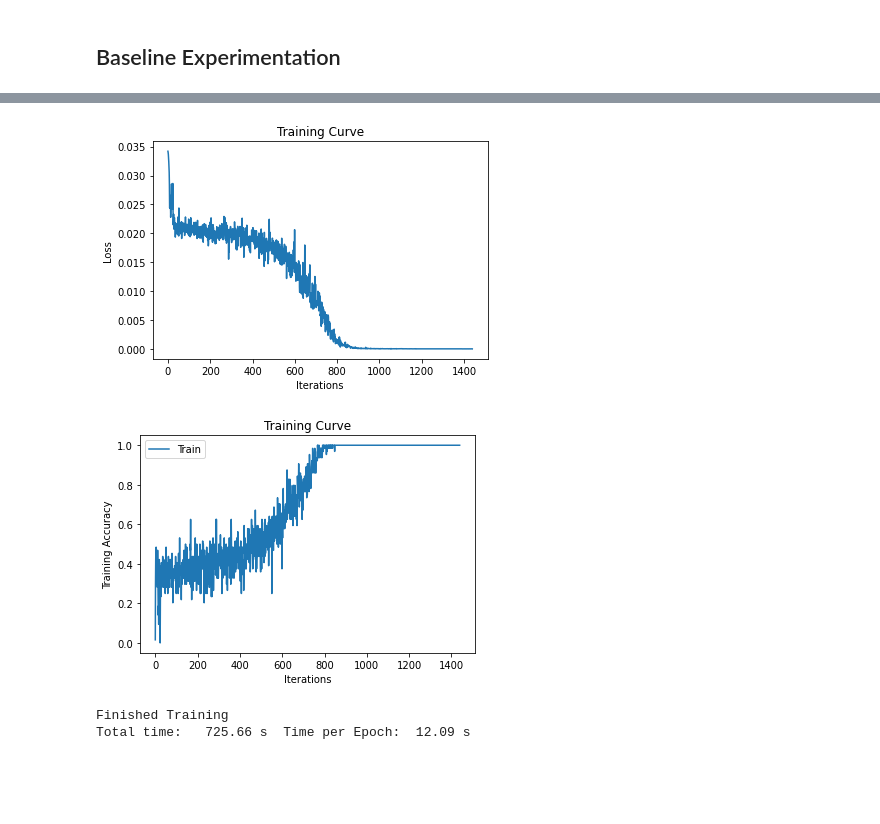
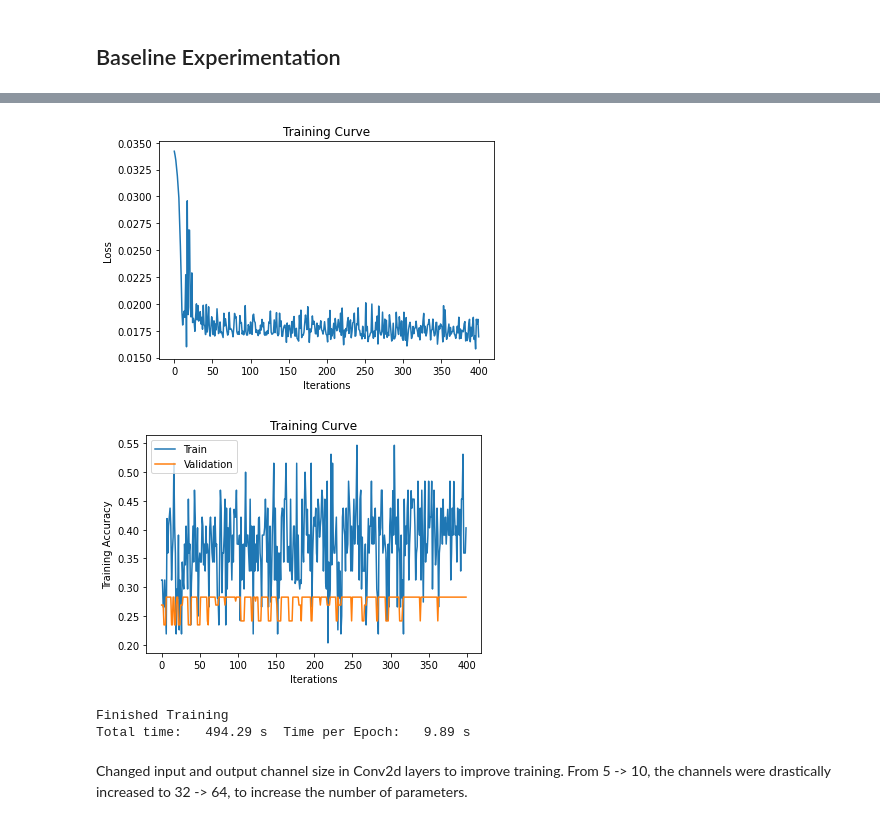
Before and after one commit to mingshi1214/Accent_Classifier, a Jupyter notebook: Acc_Class.ipynb, the cells around one changed output, grey strips where cells are left out. Drawn from its saved outputs; the diff is of its cells as text; code cells hidden in the pictures; blank space fills up the shorter version.

Commit message:
generated validation accuracy

```diff
--- a/Acc_Class.ipynb
+++ b/Acc_Class.ipynb
@@ -117,7 +120,7 @@ def plot_graphs(iters, train_loss, val_loss, train_acc, val_acc):
     plt.show()
     plt.title("Training Curve")
     plt.plot(iters, train_acc, label="Train")
-    #plt.plot(iters, val_acc, label="Validation")
+    plt.plot(iters, val_acc, label="Validation")
     plt.xlabel("Iterations")
     plt.ylabel("Training Accuracy")
     plt.legend(loc='best')
@@ -132,0 +130,3 @@ visualize_image_data(dataset)
+# %%
+train_data, val_data, test_data= generate_data_image()
+visualize_image_data(train_data)
@@ -141,7 +144,9 @@ def train_net(net, batch_size=8, num_workers = 1, learning_rate=0.005, num_epoch
     # Fixed PyTorch random seed for reproducible result
 
     # Obtain the PyTorch data loader objects to load batches of the datasets
-    train_loader = torch.utils.data.DataLoader(dataset, batch_size=batch_size, num_workers=num_workers, shuffle=True)
+    train_loader = torch.utils.data.DataLoader(train_data, batch_size=batch_size, num_workers=num_workers, shuffle=True)
+    val_loader = torch.utils.data.DataLoader(val_data, batch_size=batch_size, num_workers=num_workers, shuffle=True)
+    test_loader = torch.utils.data.DataLoader(test_data, batch_size=batch_size, num_workers=num_workers, shuffle=True)
 
     # The loss function will be Cross Entropy and Optimizer will be SGD with Momentum.
     criterion = nn.CrossEntropyLoss()
@@ -186,17 +191,17 @@ def train_net(net, batch_size=8, num_workers = 1, learning_rate=0.005, num_epoch
             # save the current training information
             iters.append(n)
             losses.append(float(loss)/batch_size)             # compute *average* loss
-            #val_acc.append(get_accuracy(net, val_loader))  # compute validation accuracy
+            val_acc.append(get_accuracy(net, val_loader))  # compute validation accuracy
             n += 1
             mini_b += 1
 
-        print("Epoch: ",epoch,"Train Accuracy: ",epoch_correct/epoch_total,'Progress: % 6.2f ' % ((epoch * len(train_loader) + mini_b) / (num_epochs * len(train_loader))*100),'%', "Time Elapsed: % 6.2f s " % (time.time()-start_time))
+        print("Epoch: ",epoch,"Train Accuracy: ",epoch_correct/epoch_total,'Val Accuracy: ', val_acc[-1],'Progress: % 6.2f ' % ((epoch * len(train_loader) + mini_b) / (num_epochs * len(train_loader))*100),'%', "Time Elapsed: % 6.2f s " % (time.time()-start_time))
         print ("Epoch %d Finished. " % epoch ,"Time per Epoch: % 6.2f s "% ((time.time()-start_time) / (epoch +1)))
         if (epoch>0 and (epoch+1)%10==0):
           model_path = get_model_name(net.name, batch_size, learning_rate, epoch + 1)
           torch.save(net.state_dict(), model_path)
 
-    plot_graphs(iters, losses, [], train_acc, [])
+    plot_graphs(iters, losses, [], train_acc, val_acc)
     print('Finished Training')
     end_time = time.time()
     elapsed_time = end_time - start_time
@@ -207,17 +212,17 @@ def train_net(net, batch_size=8, num_workers = 1, learning_rate=0.005, num_epoch
 class AccentClassifier(nn.Module):
     def __init__(self):
           super(AccentClassifier, self).__init__()
-          self.name = 'AccentClasifier_1.0'
-          self.conv1 = nn.Conv2d(3, 5, 5) #in_channels, out_chanels, kernel_size
+          self.name = 'AccentClasifier_1.1'
+          self.conv1 = nn.Conv2d(3, 5, 3) #in_channels, out_chanels, kernel_size
           self.pool = nn.MaxPool2d(2, 2) #kernel_size, stride
-          self.conv2 = nn.Conv2d(5, 10, 5) #in_channels, out_chanels, kernel_size
-          self.fc1 = nn.Linear(29*39*10, 560)
+          self.conv2 = nn.Conv2d(5, 10, 3) #in_channels, out_chanels, kernel_size
+          self.fc1 = nn.Linear(30*46*10, 560)
           self.fc2 = nn.Linear(560, 9)
 
     def forward(self, x):
           x = self.pool(F.relu(self.conv1(x)))
           x = self.pool(F.relu(self.conv2(x)))
-          x = x.view(-1, 29*39*10)
+          x = x.view(-1, 30*46*10)
           x = F.relu(self.fc1(x))
           x = self.fc2(x)
           return x
@@ -225,8 +230,9 @@ class AccentClassifier(nn.Module):
 if torch.cuda.is_available():
   print("Using CUDA")
 batch_size = 64
-num_epochs = 60
+num_epochs = 50
+learning_rate = 0.01
 acc_net = AccentClassifier()
-train_net(acc_net, batch_size=batch_size, num_epochs = num_epochs)
+train_net(acc_net, batch_size=batch_size, learning_rate = learning_rate, num_epochs = num_epochs)
 # %% [output]
 Using CUDA
@@ -249,7 +255,9 @@ Epoch 59 Finished.  Time per Epoch:  12.09 s
-[figure, old version]
+[figure, new version]
-[figure, old version]
+[figure, new version]
 Finished Training
-Total time:   725.66 s  Time per Epoch:  12.09 s
+Total time:   494.29 s  Time per Epoch:   9.89 s
+# %% [markdown]
+Changed input and output channel size in Conv2d layers to improve training. From 5 -> 10, the channels were drastically increased to 32 -> 64, to increase the number of parameters.
 # %%
 class AccentClassifier(nn.Module):
     def __init__(self):
```
Also changed, not shown: parts of 10 cells of this notebook.
